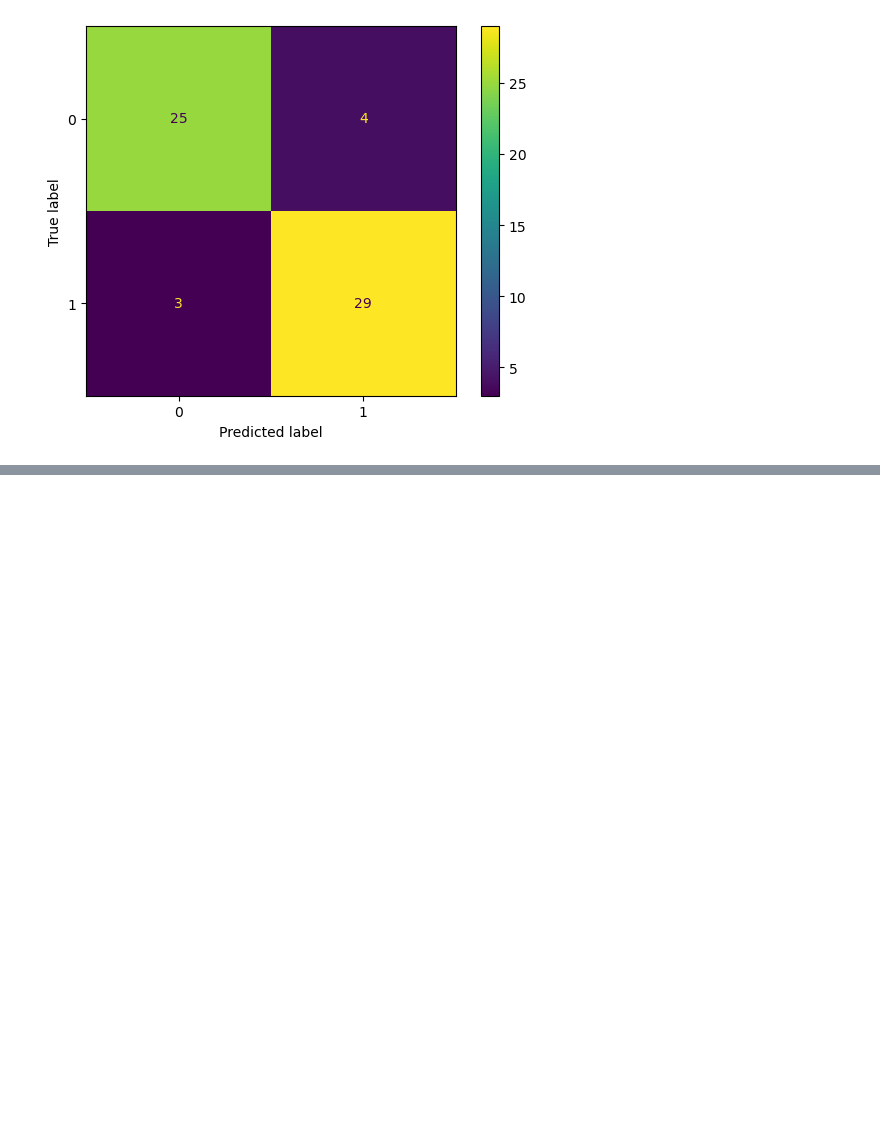
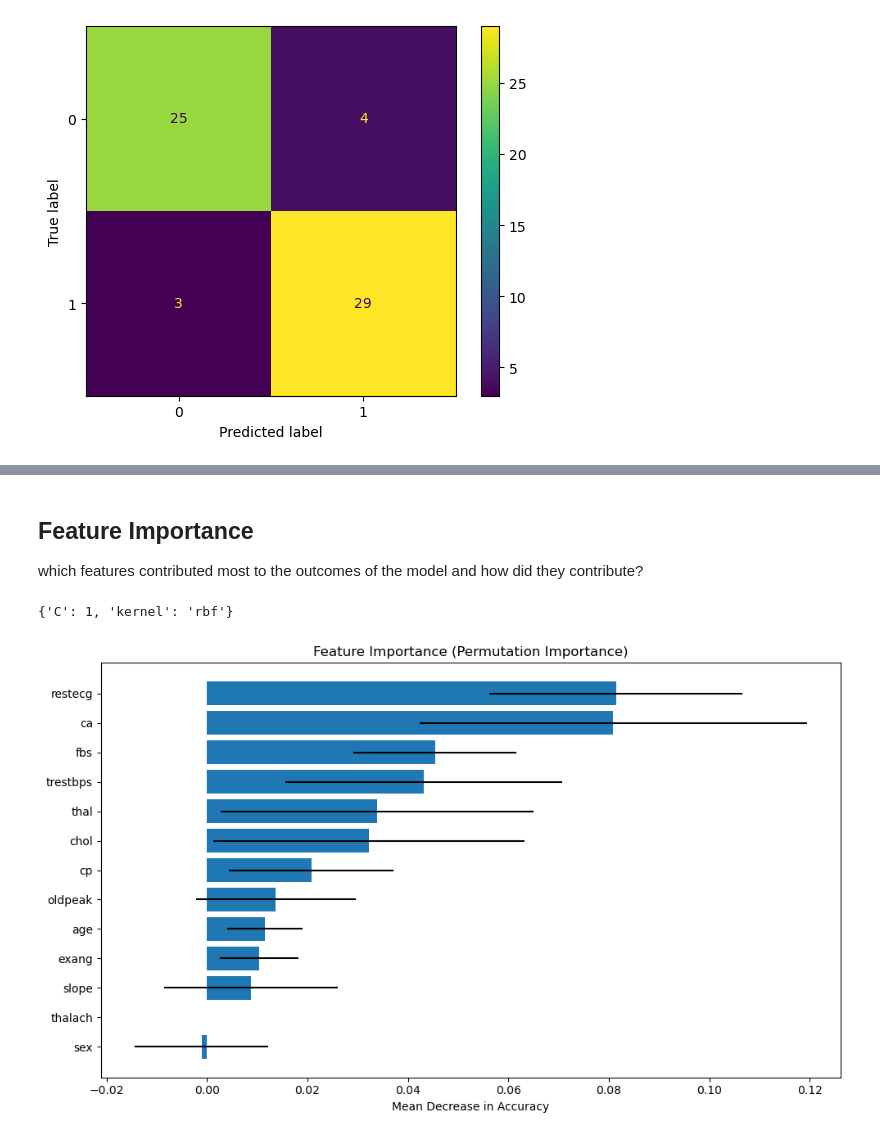
Before and after one commit to AkshilShah21/heart-disease-project, a Jupyter notebook: heart_disease.ipynb, the cells around one changed output, grey strips where cells are left out. Saved outputs shown, nothing was run; the diff lists cells and outputs as text; code cells hidden in the pictures; blank space fills up the shorter version.

Commit message:
feature Importance

```diff
--- a/heart_disease.ipynb
+++ b/heart_disease.ipynb
@@ -726,0 +739,32 @@ SVC
+# %% [markdown]
+## Feature Importance
+
+which features contributed most to the outcomes of the model and how did they contribute?
+# %%
+clf = grid_search_cv["SVC"]
+clf.best_params_
+# %% [output]
+{'C': 1, 'kernel': 'rbf'}
+# %%
+# non-linear SVM classifier, so we are going to use permutation_importance
+# Compute permutation importance
+features_names = X.columns
+result = permutation_importance(clf, scaled_X_test, y_test,
+                                 n_repeats=30, random_state=42)
+
+importances = result.importances_mean
+std = result.importances_std
+
+sorted_importances_idx = result.importances_mean.argsort()
+sorted_features = [features_names[i] for i in sorted_importances_idx]
+
+# Plotting
+plt.figure(figsize=(10, 6))
+plt.barh(range(len(importances)), importances[sorted_importances_idx], xerr=std[sorted_importances_idx], align='center')
+plt.yticks(range(len(importances)), sorted_features)
+plt.xlabel("Mean Decrease in Accuracy")
+plt.title("Feature Importance (Permutation Importance)")
+plt.tight_layout()
+plt.show()
+# %% [output]
+[figure, added]
```
Also changed, not shown: parts of 5 cells of this notebook.
